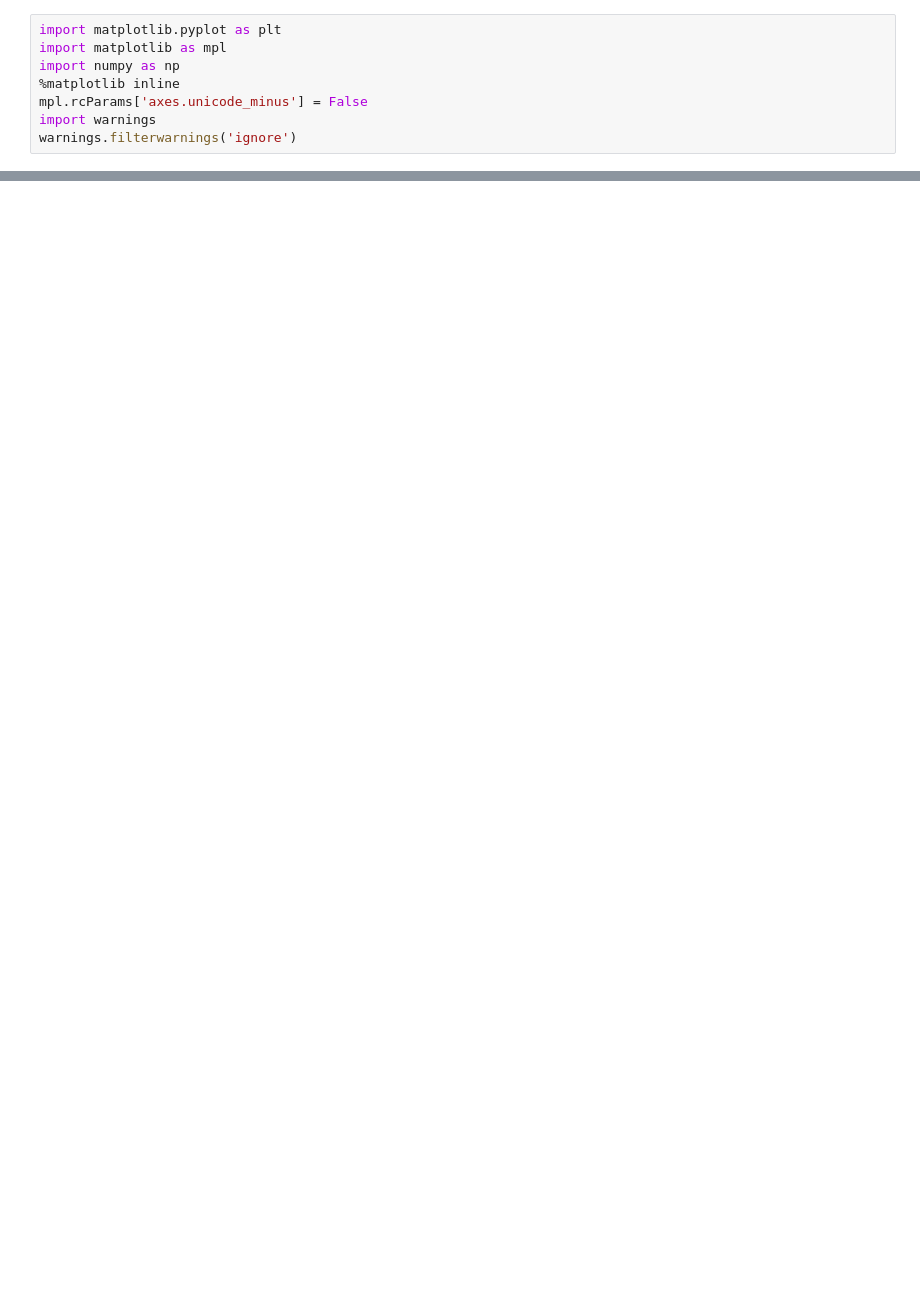
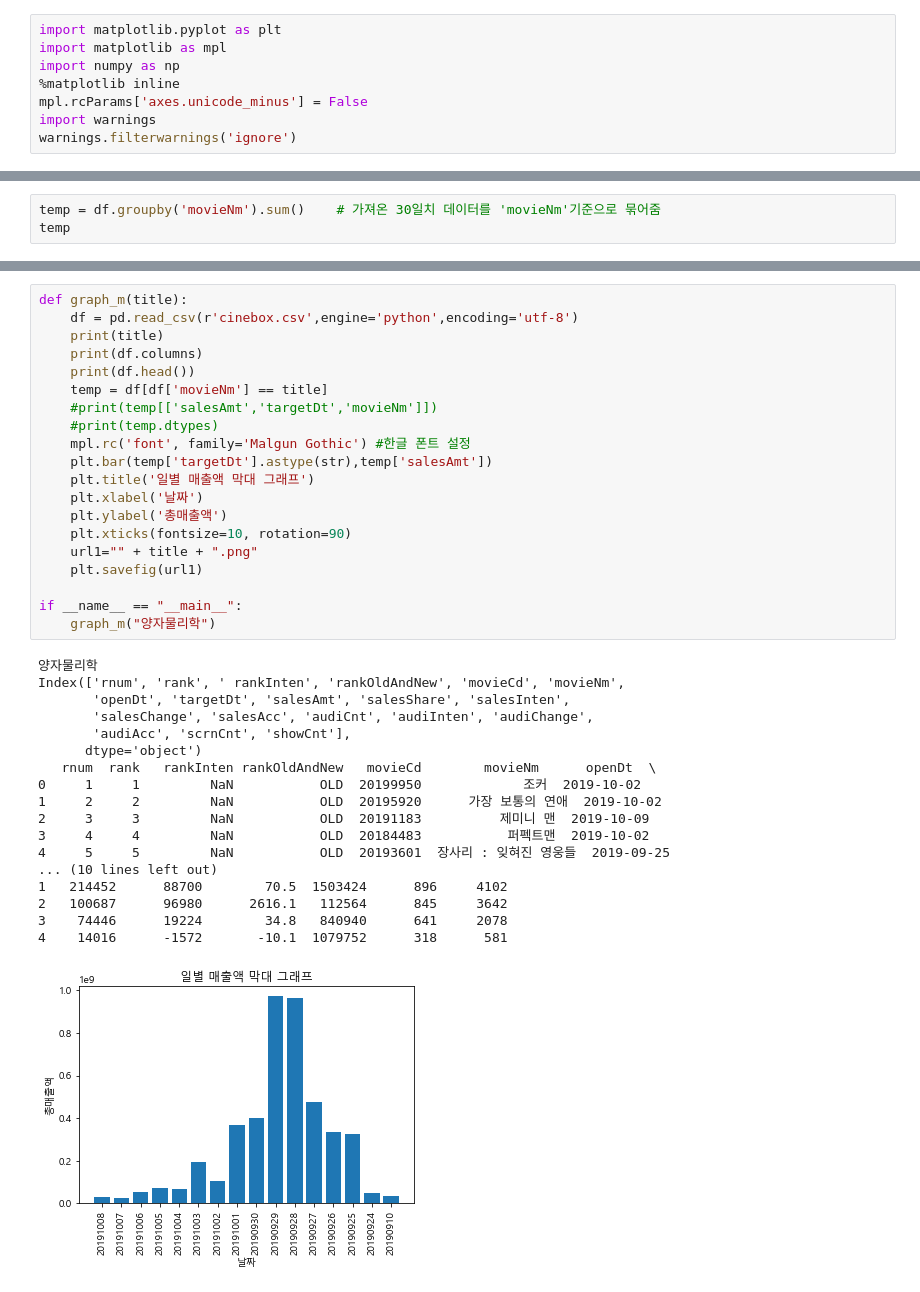
Before and after one commit to kangzinny3/pythonP, a Jupyter notebook: matplotlib/moviedata.ipynb, the cells around one changed output, grey strips where cells are left out. Drawn from its saved outputs; the diff is of its cells as text; blank space fills up the shorter version.

```diff
--- a/matplotlib/moviedata.ipynb
+++ b/matplotlib/moviedata.ipynb
@@ -153,0 +201,3 @@ plt.show()
+# %%
+temp = df.groupby('movieNm').sum()    # 가져온 30일치 데이터를 'movieNm'기준으로 묶어줌
+temp
@@ -153,0 +223,39 @@ plt.show()
+# %%
+def graph_m(title):
+    df = pd.read_csv(r'cinebox.csv',engine='python',encoding='utf-8')
+    print(title)
+    print(df.columns)
+    print(df.head())
+    temp = df[df['movieNm'] == title]
+    #print(temp[['salesAmt','targetDt','movieNm']])
+    #print(temp.dtypes)
+    mpl.rc('font', family='Malgun Gothic') #한글 폰트 설정
+    plt.bar(temp['targetDt'].astype(str),temp['salesAmt'])
+    plt.title('일별 매출액 막대 그래프')
+    plt.xlabel('날짜')
+    plt.ylabel('총매출액')
+    plt.xticks(fontsize=10, rotation=90)
+    url1="" + title + ".png"
+    plt.savefig(url1)
+
+if __name__ == "__main__":
+    graph_m("양자물리학")
+# %% [output]
+양자물리학
+Index(['rnum', 'rank', ' rankInten', 'rankOldAndNew', 'movieCd', 'movieNm',
+       'openDt', 'targetDt', 'salesAmt', 'salesShare', 'salesInten',
+       'salesChange', 'salesAcc', 'audiCnt', 'audiInten', 'audiChange',
+       'audiAcc', 'scrnCnt', 'showCnt'],
+      dtype='object')
+   rnum  rank   rankInten rankOldAndNew   movieCd        movieNm      openDt  \
+0     1     1         NaN           OLD  20199950             조커  2019-10-02
+1     2     2         NaN           OLD  20195920      가장 보통의 연애  2019-10-02
+2     3     3         NaN           OLD  20191183          제미니 맨  2019-10-09
+3     4     4         NaN           OLD  20184483           퍼펙트맨  2019-10-02
+4     5     5         NaN           OLD  20193601  장사리 : 잊혀진 영웅들  2019-09-25
+... (10 lines left out)
+1   214452      88700        70.5  1503424      896     4102
+2   100687      96980      2616.1   112564      845     3642
+3    74446      19224        34.8   840940      641     2078
+4    14016      -1572       -10.1  1079752      318      581
+[figure, added]
```
Also changed, not shown: parts of 15 cells of this notebook.
